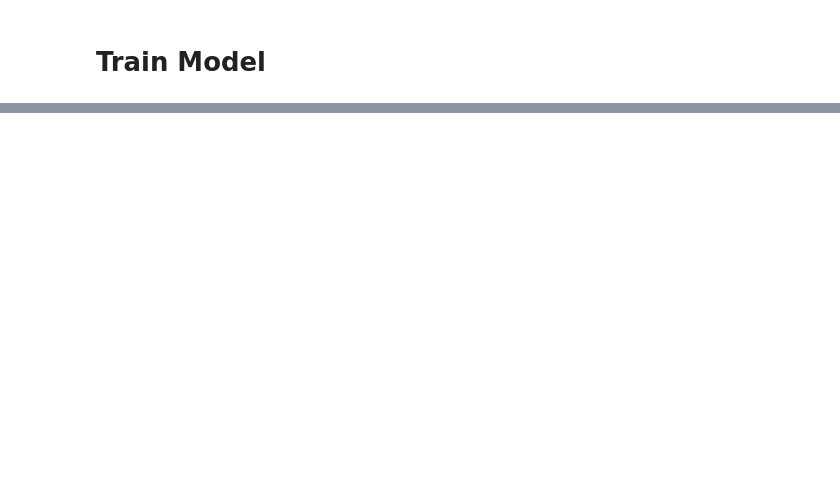
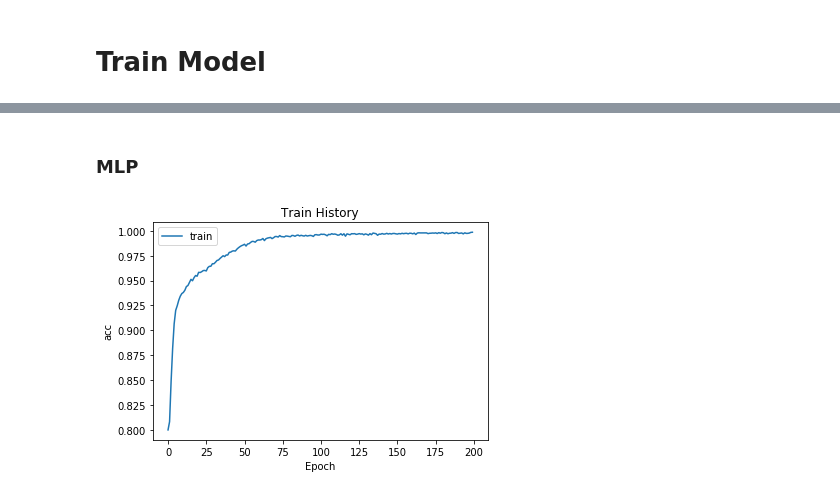
Before and after one commit to Arthur-dev1234/HW, a Jupyter notebook: CNN_TF.ipynb, the cells around one changed output, grey strips where cells are left out. Saved outputs shown, nothing was run; the diff lists cells and outputs as text; code cells hidden in the pictures; blank space fills up the shorter version.

```diff
--- a/CNN_TF.ipynb
+++ b/CNN_TF.ipynb
@@ -115,4 +153,6 @@ def read_to_arr_cnn(raw_df):
 # %%
+train_features_mlp,train_label_mlp=read_to_arr_mlp(train_df)
+test_features_mlp,test_label_mlp=read_to_arr_mlp(test_df)
 train_features_cnn,train_label_cnn=read_to_arr_cnn(train_df)
 test_features_cnn,test_label_cnn=read_to_arr_cnn(test_df)
 # %% [markdown]
@@ -151,5 +191,17 @@ WARNING:tensorflow:From C:\Anaconda3\envs\tensorflow\lib\site-packages\keras\bac
 Instructions for updating:
 Please use `rate` instead of `keep_prob`. Rate should be set to `rate = 1 - keep_prob`.
+# %%
+#MLP model
+model_mlp = Sequential()
+model_mlp.add(Dense(units=40, input_dim=63,
+                kernel_initializer='normal',
+                activation='relu'))
+model_mlp.add(Dense(units=20,
+                kernel_initializer='normal',
+                activation='relu'))
+model_mlp.add(Dense(units=5,
+                kernel_initializer='normal',
+                activation='softmax'))
 # %% [markdown]
 # Train Model
 # %%
@@ -179,0 +232,9 @@ Epoch 20/20
+# %%
+#MLP training
+model_mlp.compile(loss='binary_crossentropy',
+              optimizer='adam', metrics=['accuracy'])
+train_history_mlp =model_mlp.fit(x=train_features_mlp,
+                         y=train_label_mlp,
+                         validation_split=0,
+                         epochs=200,
+                         batch_size=64,verbose=2)
@@ -187,0 +296,6 @@ accuracy= 0.992725509214355
+# %% [markdown]
+### MLP
+# %%
+show_train_history(train_history_mlp,'acc')
+# %% [output]
+[figure, added]
```
Also changed, not shown: parts of 38 cells of this notebook.
